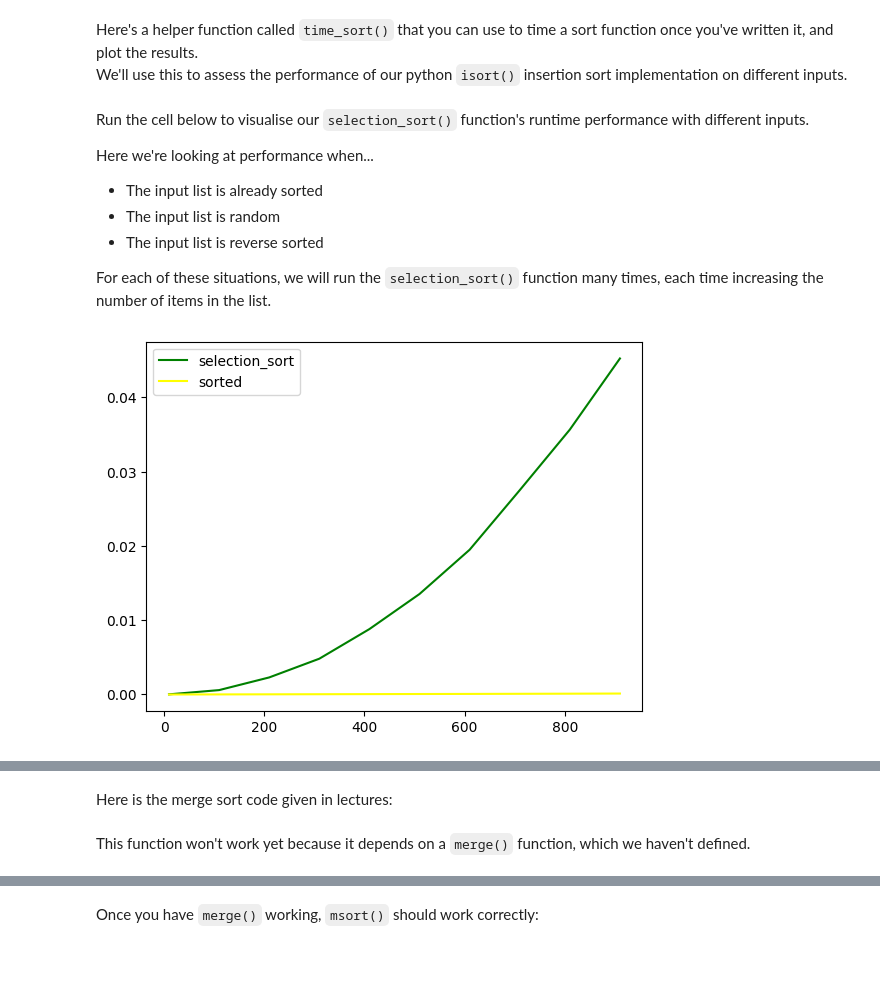
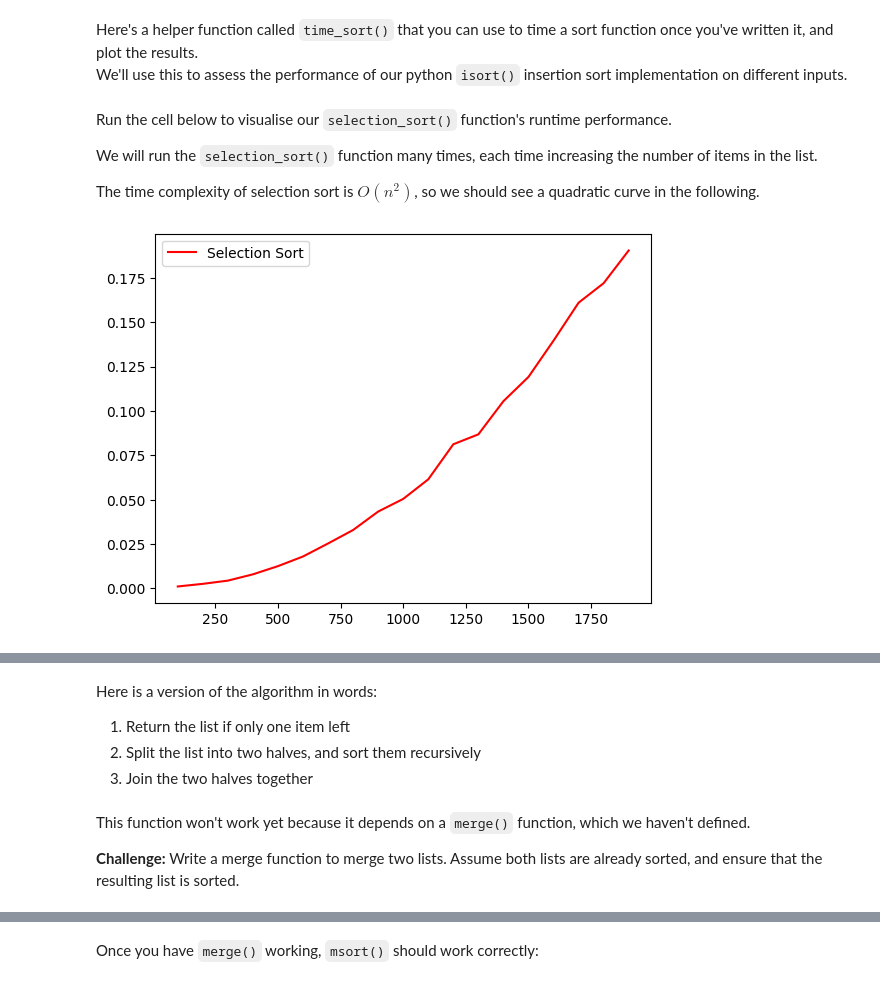
Before and after one commit to melbournebioinformatics/COMP90014_2025, a Jupyter notebook: tutorials/week1/Week_01_Measuring_Complexity.ipynb, the cells around one changed output, grey strips where cells are left out. Drawn from its saved outputs; the diff is of its cells as text; code cells hidden in the pictures.

```diff
--- a/tutorials/week1/Week_01_Measuring_Complexity.ipynb
+++ b/tutorials/week1/Week_01_Measuring_Complexity.ipynb
@@ -406,50 +391,41 @@ items = random_list(1000)
 Here's a helper function called `time_sort()` that you can use to time a sort function once you've written it, and plot the results. <br>
 We'll use this to assess the performance of our python `isort()` insertion sort implementation on different inputs.
 # %%
-import builtins
 from timeit import timeit
-from IPython.core.getipython import get_ipython
 
-def time_sort(sort_function, input_list):
+def time_sort(sort_function, input_array, num_runs = 20):
     """
-    Times a sort function on a given input list using timeit.
-    Makes use of a global variable unsorted_list, which will be overwritten.
-    Assumes we are being called from an python notebook context and adds the
-    IPython namespace to the local namespace.
+    Times a sort function on a given input array using timeit.
+    Makes use of a global variable unsorted_array, which will be overwritten.
     """
-    builtins.__dict__.update(get_ipython().user_ns)
-    global unsorted_list
-    unsorted_list = input_list
-    num_runs = 1000
-    command = "{}(unsorted_list)".format(sort_function.__name__)
-    return timeit(command, globals = globals(), number = num_runs) / num_runs
+    # Total time of running num_runs times
+    total_run_time = timeit(lambda: sort_function(input_array.copy()), number = num_runs)
+    # Get the average run time
+    return total_run_time / num_runs
 # %% [markdown]
-Run the cell below to visualise our `selection_sort()` function's runtime performance with different inputs.
+Run the cell below to visualise our `selection_sort()` function's runtime performance.
 
-Here we're looking at performance when...
-- The input list is already sorted
-- The input list is random
-- The input list is reverse sorted
+We will run the `selection_sort()` function many times, each time increasing the number of items in the list.
 
-For each of these situations, we will run the `selection_sort()` function many times, each time increasing the number of items in the list.
+The time complexity of selection sort is $O(n^2)$, so we should see a quadratic curve in the following.
 # %%
-n_items = list(range(100, 1000, 100))
-funcs = [sorted_list, random_list, reversed_list]
-sort_funcs = [selection_sort, sorted]
-colors = ['green', 'red']
+# Feel free to play around with the array length range
+n_items = range(100, 2000, 100)
 
-for func, color in zip(sort_funcs, colors):
-    data = []
-    for n in n_items:
-        the_input = random_list(n)
-        time_taken = time_sort(func, the_input)
-        data.append(time_taken)
-    plt.plot(n_items, data, c = color, label = func.__name__)
+data = []
+# Higher number repeats -> smoother curve, but longer running time
+n_repeat = 20
+for n in n_items:
+    # Use random array as input
+    the_input = random_array(n)
+    time_taken = time_sort(selection_sort, the_input, n_repeat)
+    data.append(time_taken)
+plt.plot(n_items, data, c = "red", label = "Selection Sort")
 
 plt.legend()
 plt.show()
 # %% [output]
-[figure, old version]
+[figure, new version]
 # %% [markdown]
 
 <br>
@@ -465,7 +441,11 @@ In this section we will complete a partially-coded implementation of merge sort.
 Here is a reminder for the merge sort algorithm
 
 <img src="https://raw.githubusercontent.com/melbournebioinformatics/COMP90014_2024/master/tutorials/media/week1/merge_sort_2.gif" width="400">
-# %% [markdown]
-Here is the merge sort code given in lectures:
+# %% [markdown]
+Here is a version of the algorithm in words:
+
+1. Return the list if only one item left
+1. Split the list into two halves, and sort them recursively
+1. Join the two halves together
 # %%
 def msort(items):
@@ -479,3 +459,7 @@ def msort(items):
         return merge(msort(top), msort(bottom))
 # %% [markdown]
 This function won't work yet because it depends on a `merge()` function, which we haven't defined.
+
+<div class="info">
+    <b>Challenge:</b> Write a merge function to merge two lists. Assume both lists are already sorted, and ensure that the resulting list is sorted.
+</div>
```
Also changed, not shown: parts of 22 cells of this notebook, 3 other files.
